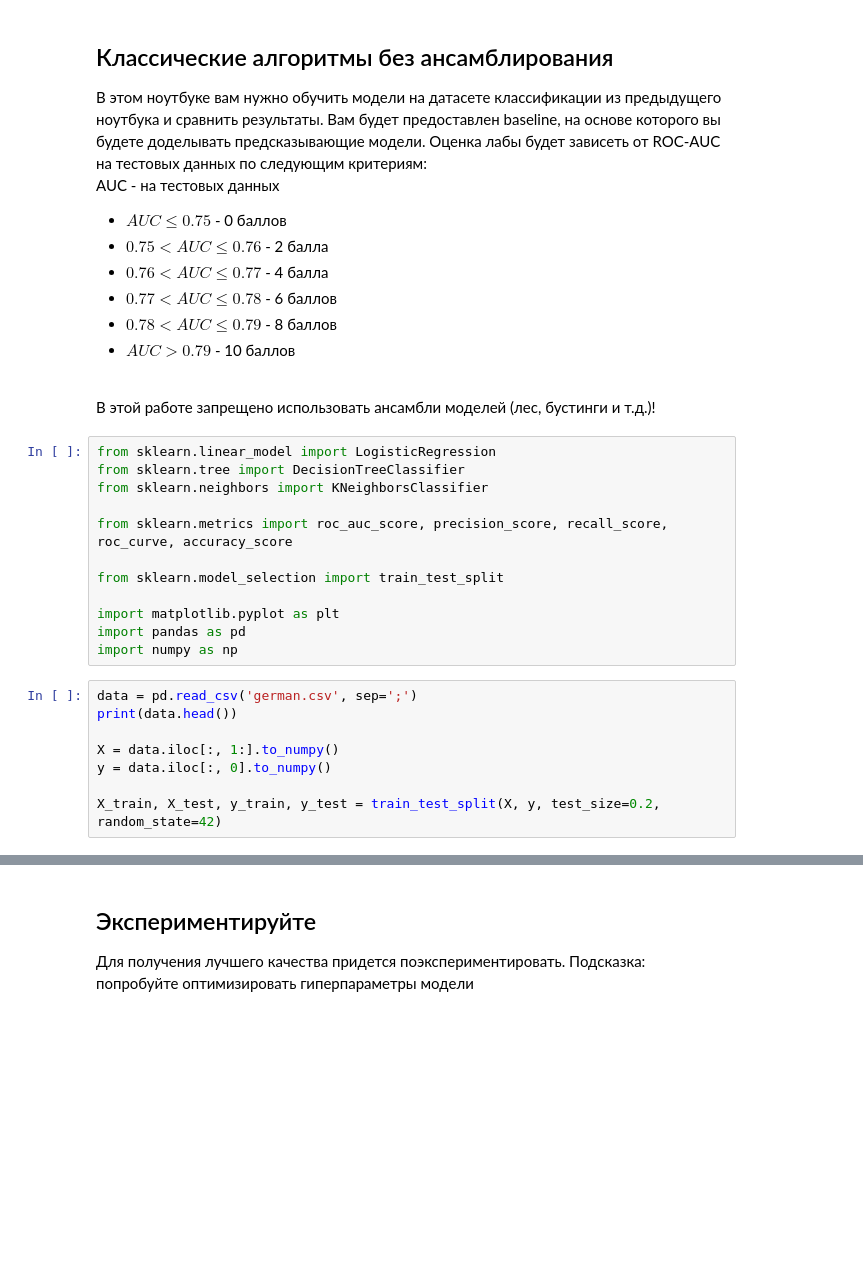
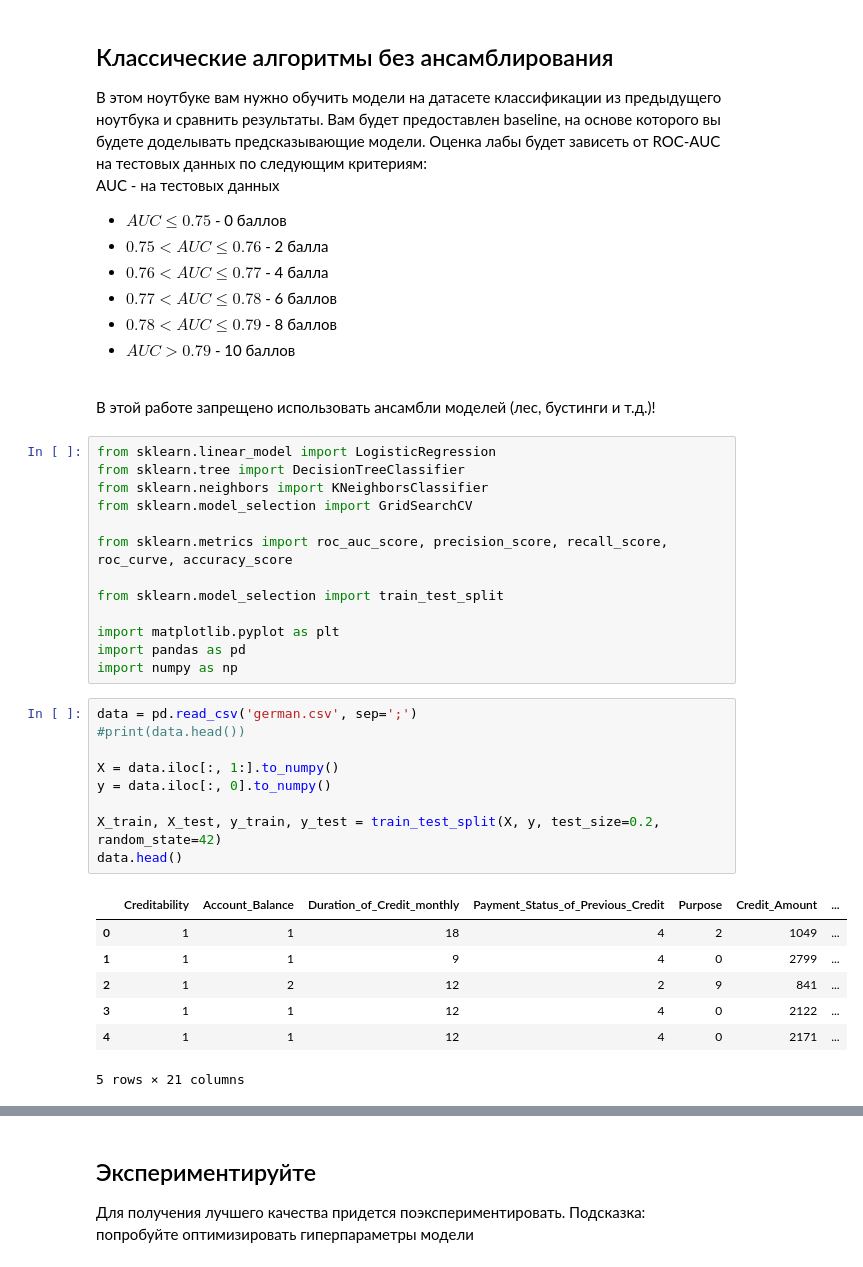
Before and after one commit to Zhrff/lab3, a Jupyter notebook: Готовые модели.ipynb, the cells around one changed output, grey strips where cells are left out. Drawn from its saved outputs; the diff is of its cells as text; blank space fills up the shorter version.

```diff
--- a/Готовые модели.ipynb
+++ b/Готовые модели.ipynb
@@ -16,6 +16,7 @@ AUC - на тестовых данных
 from sklearn.linear_model import LogisticRegression
 from sklearn.tree import DecisionTreeClassifier
 from sklearn.neighbors import KNeighborsClassifier
+from sklearn.model_selection import GridSearchCV
 
 from sklearn.metrics import roc_auc_score, precision_score, recall_score, roc_curve, accuracy_score
 
@@ -26,12 +27,21 @@ import pandas as pd
 import numpy as np
 # %%
 data = pd.read_csv('german.csv', sep=';')
-print(data.head())
+#print(data.head())
 
 X = data.iloc[:, 1:].to_numpy()
 y = data.iloc[:, 0].to_numpy()
 
 X_train, X_test, y_train, y_test = train_test_split(X, y, test_size=0.2, random_state=42)
+data.head()
+# %% [output]
+|  | Creditability | Account_Balance | Duration_of_Credit_monthly | Payment_Status_of_Previous_Credit | Purpose | Credit_Amount | ... |
+| 0 | 1 | 1 | 18 | 4 | 2 | 1049 | ... |
+| 1 | 1 | 1 | 9 | 4 | 0 | 2799 | ... |
+| 2 | 1 | 2 | 12 | 2 | 9 | 841 | ... |
+| 3 | 1 | 1 | 12 | 4 | 0 | 2122 | ... |
+| 4 | 1 | 1 | 12 | 4 | 0 | 2171 | ... |
+5 rows × 21 columns
 # %%
 plt.hist(y_train, bins=2, edgecolor='k')
 plt.xticks([0, 1])
```
Also changed, not shown: parts of 4 cells of this notebook.
